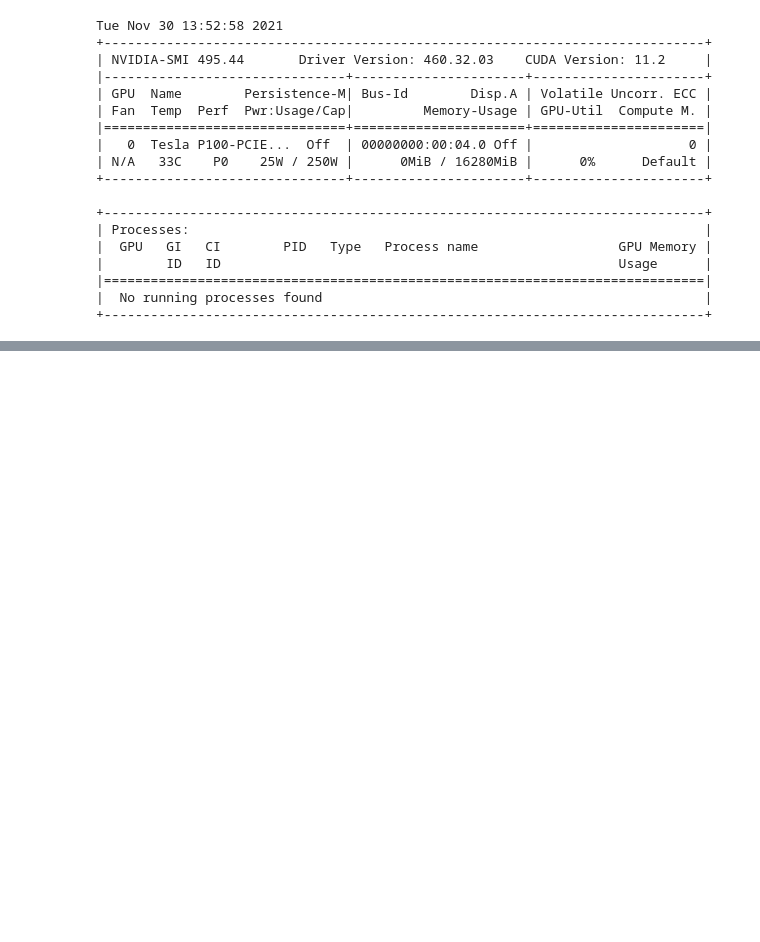
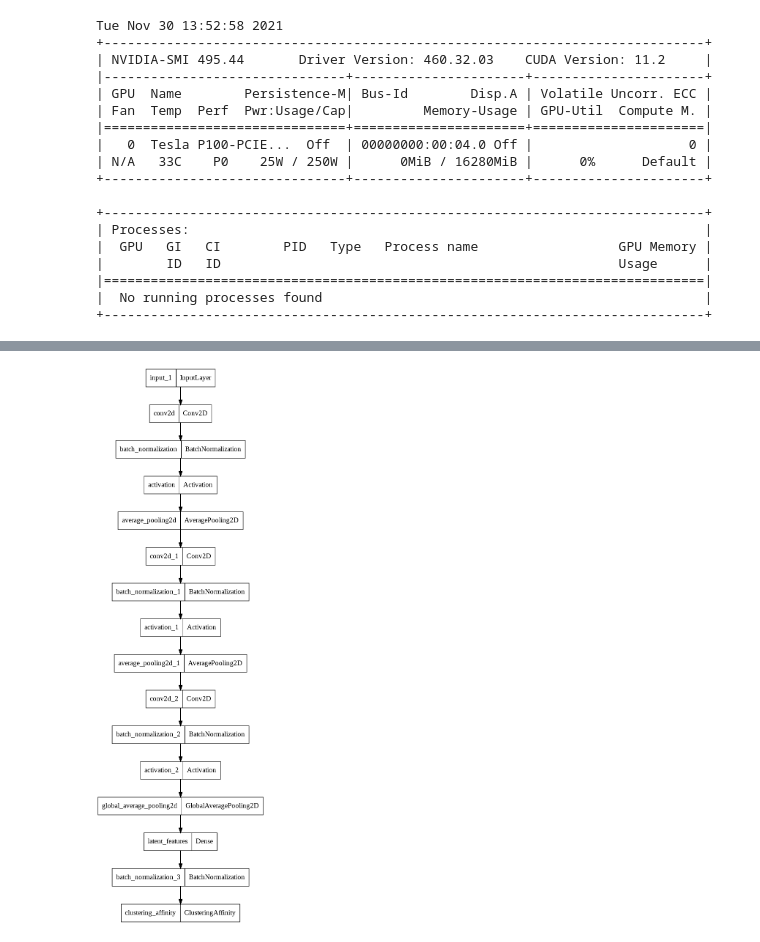
Before and after one commit to CardosoJr/mestrado_tps, a Jupyter notebook: 202102/RNA/tp1/dl.ipynb, the cells around one changed output, grey strips where cells are left out. Saved outputs shown, nothing was run; the diff lists cells and outputs as text; code cells hidden in the pictures; blank space fills up the shorter version.

```diff
--- a/202102/RNA/tp1/dl.ipynb
+++ b/202102/RNA/tp1/dl.ipynb
@@ -33,0 +130,15 @@ ModuleNotFoundError: ignored
+# %%
+model = create_models()
+tf.keras.utils.plot_model(
+    model,
+    to_file="model_cnn.png",
+    show_shapes=False,
+    show_dtype=False,
+    show_layer_names=True,
+    rankdir="TB",
+    expand_nested=False,
+    dpi=96,
+    layer_range=None,
+)
+# %% [output]
+[figure, added]
```
Also changed, not shown: parts of 5 cells of this notebook.
